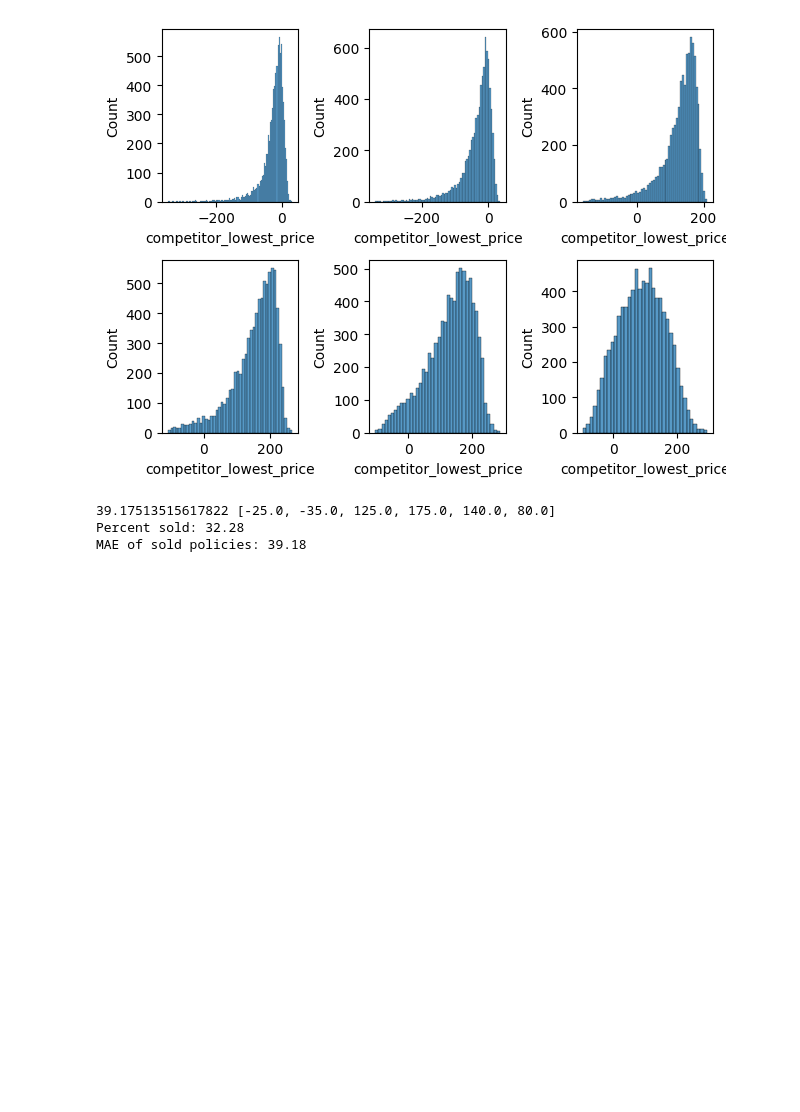
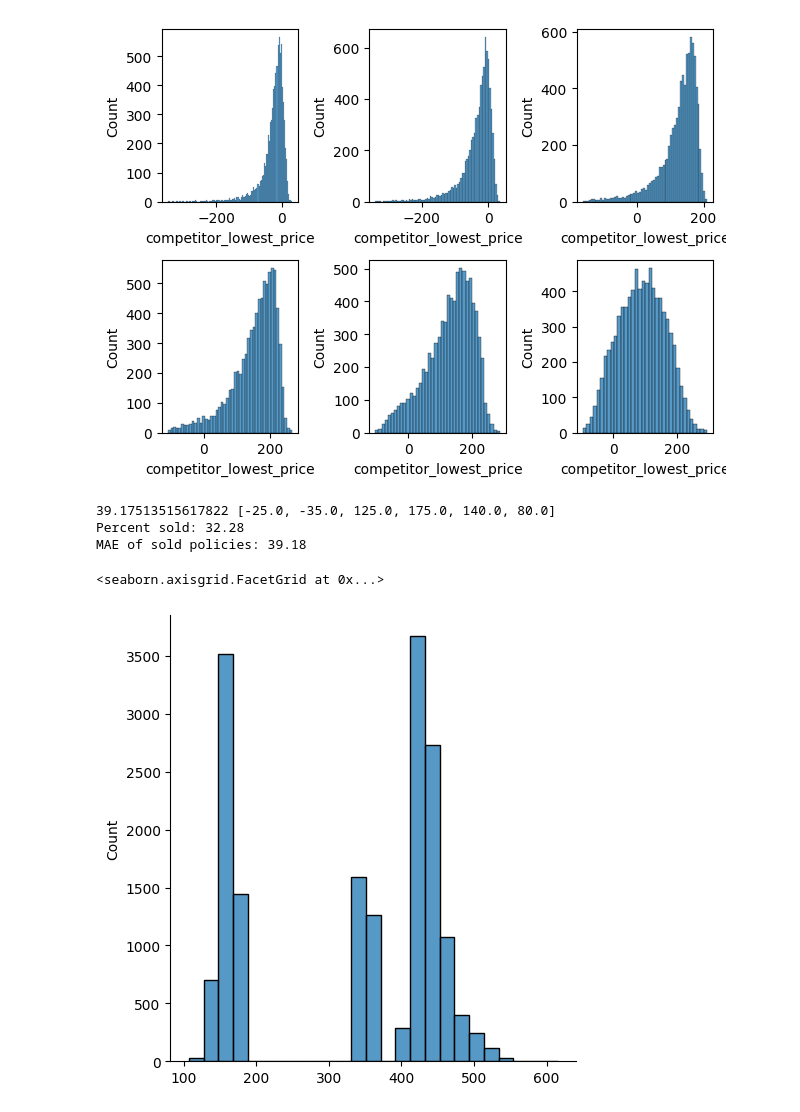
Before and after one commit to eduard-llado/policy-pricing, a Jupyter notebook: policy_pricing.ipynb, the cells around one changed output. Saved outputs shown, nothing was run; the diff lists cells and outputs as text; code cells hidden in the pictures; blank space fills up the shorter version.

Commit message:
Add graph

```diff
--- a/policy_pricing.ipynb
+++ b/policy_pricing.ipynb
@@ -159,3 +186,8 @@ df.to_csv("proposed_prices.csv", index=None)
 39.17513515617822 [-25.0, -35.0, 125.0, 175.0, 140.0, 80.0]
 Percent sold: 32.28
 MAE of sold policies: 39.18
+# %%
+sns.displot(prices)
+# %% [output]
+<seaborn.axisgrid.FacetGrid at 0x...>
+[figure, added]
```
Also changed, not shown: parts of 2 cells of this notebook, 1 other file.
